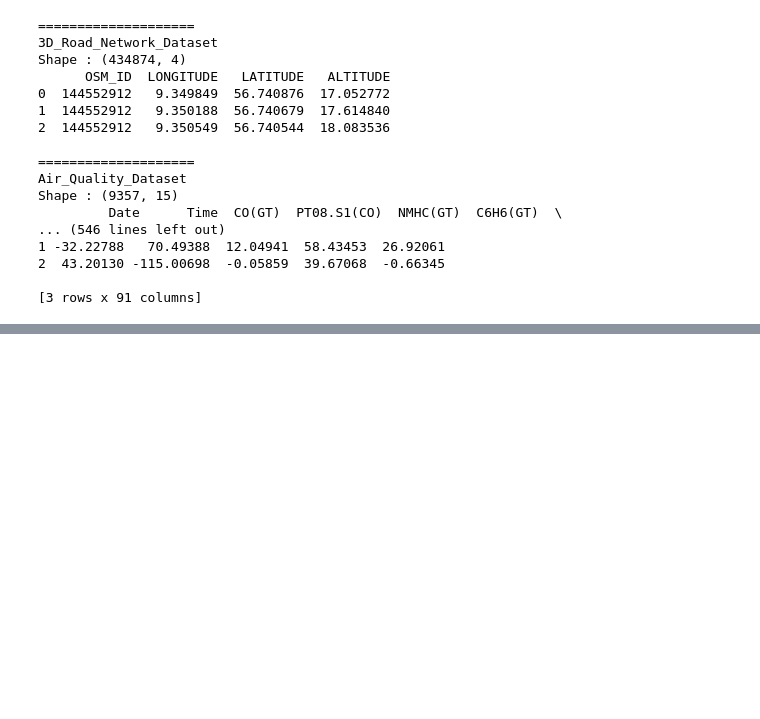
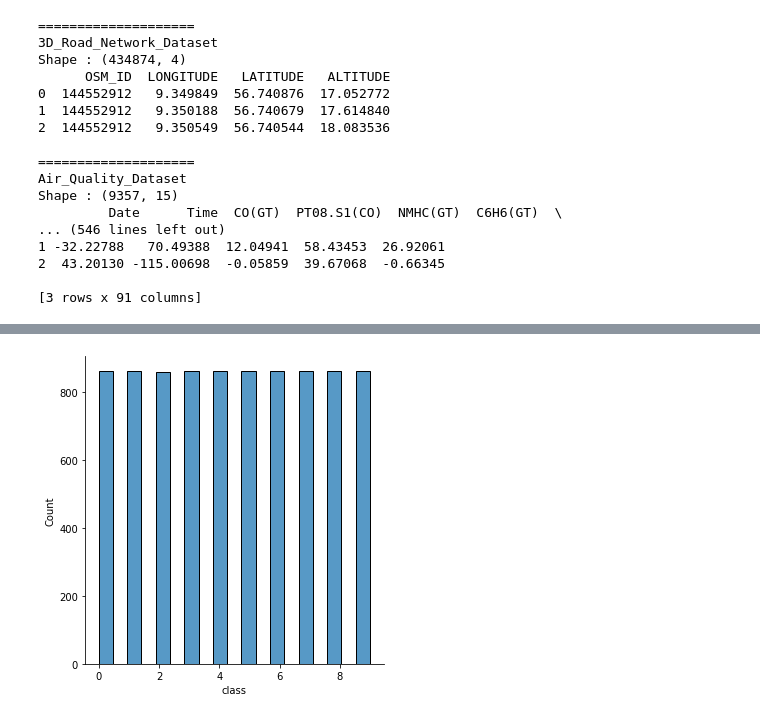
Before and after one commit to ColinTr/ClassificationForRegression, a Jupyter notebook: notebooks/Datasets_First_Study.ipynb, the cells around one changed output, grey strips where cells are left out. Cells and saved outputs as stored; diff of their text form; code cells hidden in the pictures; blank space fills up the shorter version.

```diff
--- a/notebooks/Datasets_First_Study.ipynb
+++ b/notebooks/Datasets_First_Study.ipynb
@@ -215,0 +266,6 @@ Shape : (9357, 15)
+# %%
+# Class distribution (equal freq)
+sns.displot(tmp_Y)
+plt.show()
+# %% [output]
+[figure, added]
```
Also changed, not shown: parts of 7 cells of this notebook, 2 other files.
